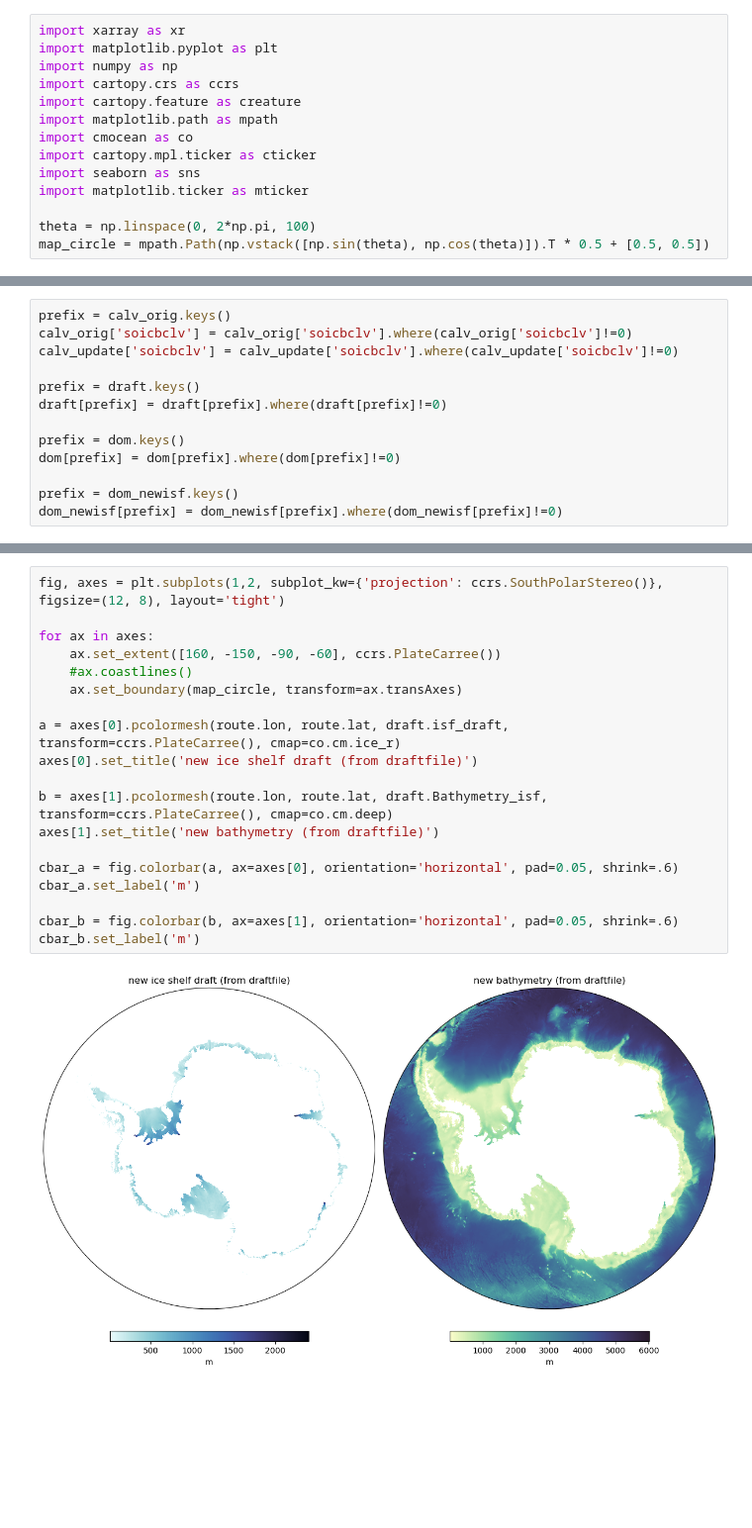
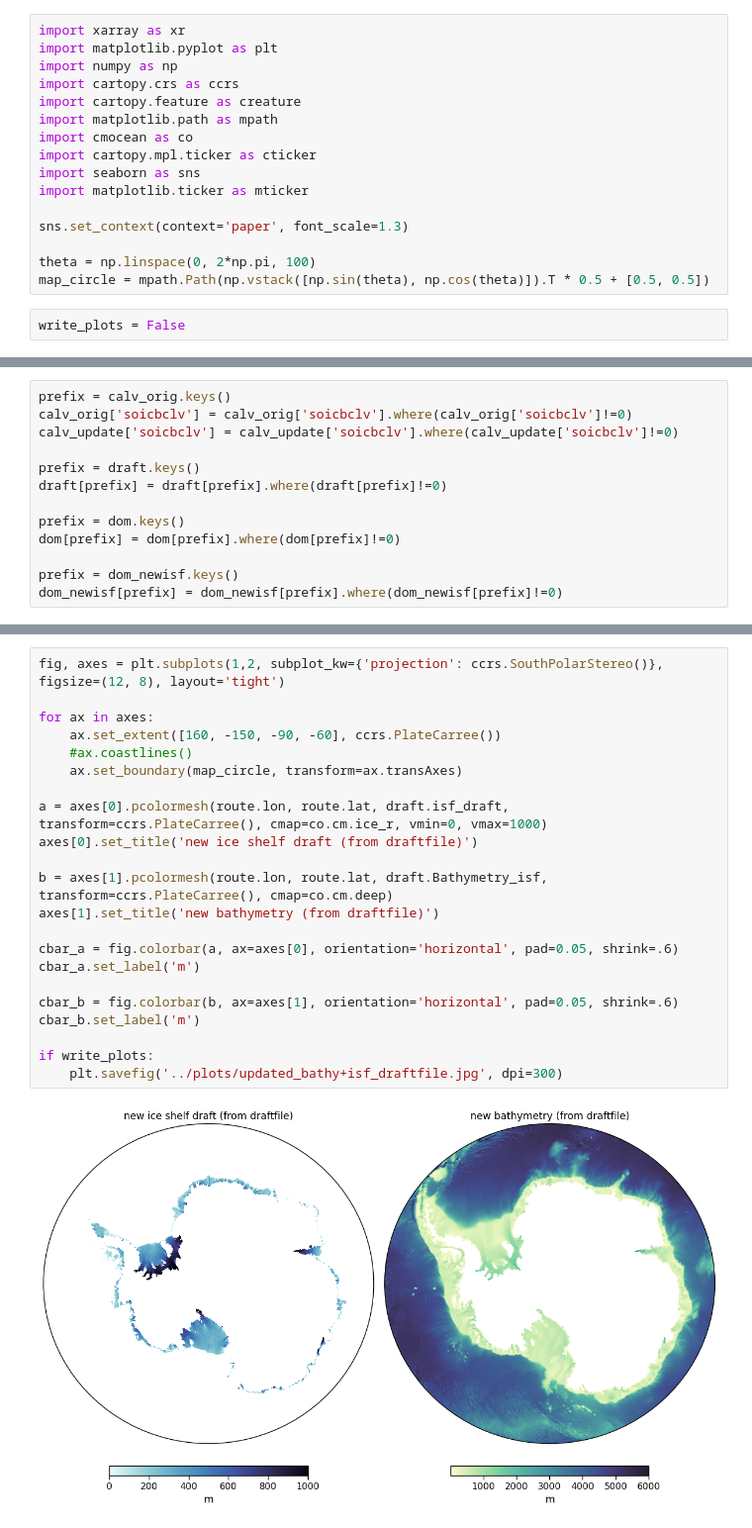
Before and after one commit to nicolasdettling/CANOBI_coupling, a Jupyter notebook: notebooks/vis_initial_files.ipynb, the cells around one changed output, grey strips where cells are left out. Shown at 99% size. Drawn from its saved outputs; the diff is of its cells as text; blank space fills up the shorter version.

```diff
--- a/notebooks/vis_initial_files.ipynb
+++ b/notebooks/vis_initial_files.ipynb
@@ -10,8 +10,12 @@ import cartopy.mpl.ticker as cticker
 import seaborn as sns
 import matplotlib.ticker as mticker
 
+sns.set_context(context='paper', font_scale=1.3)
+
 theta = np.linspace(0, 2*np.pi, 100)
 map_circle = mpath.Path(np.vstack([np.sin(theta), np.cos(theta)]).T * 0.5 + [0.5, 0.5])
+# %%
+write_plots = False
 # %%
 mesh = xr.open_dataset('/gws/nopw/j04/terrafirma/nicdet/explore/mesh_mask.nc')
 route = xr.open_dataset('/gws/nopw/j04/terrafirma/nicdet/explore/routefile.nc')
@@ -117,24 +133,27 @@ axes.xaxis.set_major_formatter(mticker.FuncFormatter(format_lon))
 # %%
 fig, axes = plt.subplots(1,2, subplot_kw={'projection': ccrs.SouthPolarStereo()}, figsize=(12, 8), layout='tight')
 
 for ax in axes:
     ax.set_extent([160, -150, -90, -60], ccrs.PlateCarree())
     #ax.coastlines()
     ax.set_boundary(map_circle, transform=ax.transAxes)
 
-a = axes[0].pcolormesh(route.lon, route.lat, draft.isf_draft, transform=ccrs.PlateCarree(), cmap=co.cm.ice_r)
+a = axes[0].pcolormesh(route.lon, route.lat, draft.isf_draft, transform=ccrs.PlateCarree(), cmap=co.cm.ice_r, vmin=0, vmax=1000)
 axes[0].set_title('new ice shelf draft (from draftfile)')
 
 b = axes[1].pcolormesh(route.lon, route.lat, draft.Bathymetry_isf, transform=ccrs.PlateCarree(), cmap=co.cm.deep)
 axes[1].set_title('new bathymetry (from draftfile)')
 
 cbar_a = fig.colorbar(a, ax=axes[0], orientation='horizontal', pad=0.05, shrink=.6)
 cbar_a.set_label('m')
 
 cbar_b = fig.colorbar(b, ax=axes[1], orientation='horizontal', pad=0.05, shrink=.6)
 cbar_b.set_label('m')
+
+if write_plots:
+    plt.savefig('../plots/updated_bathy+isf_draftfile.jpg', dpi=300)
 # %% [output]
-[figure, old version]
+[figure, new version]
 # %%
 fig, axes = plt.subplots(1,3, subplot_kw={'projection': ccrs.SouthPolarStereo()}, figsize=(12, 10), layout='tight')
 
```
Also changed, not shown: parts of 7 cells of this notebook, 7 other files.
